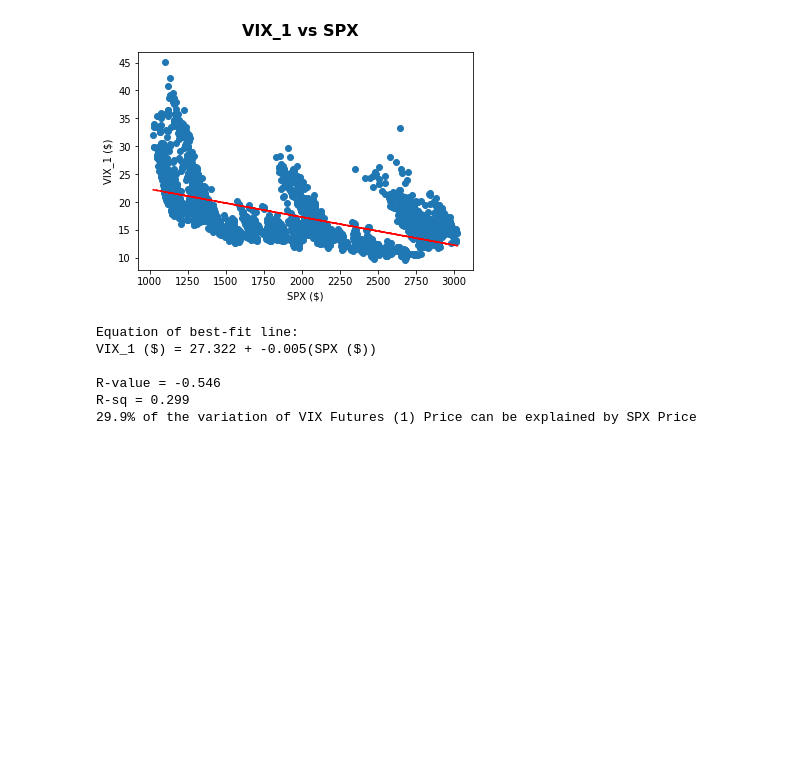
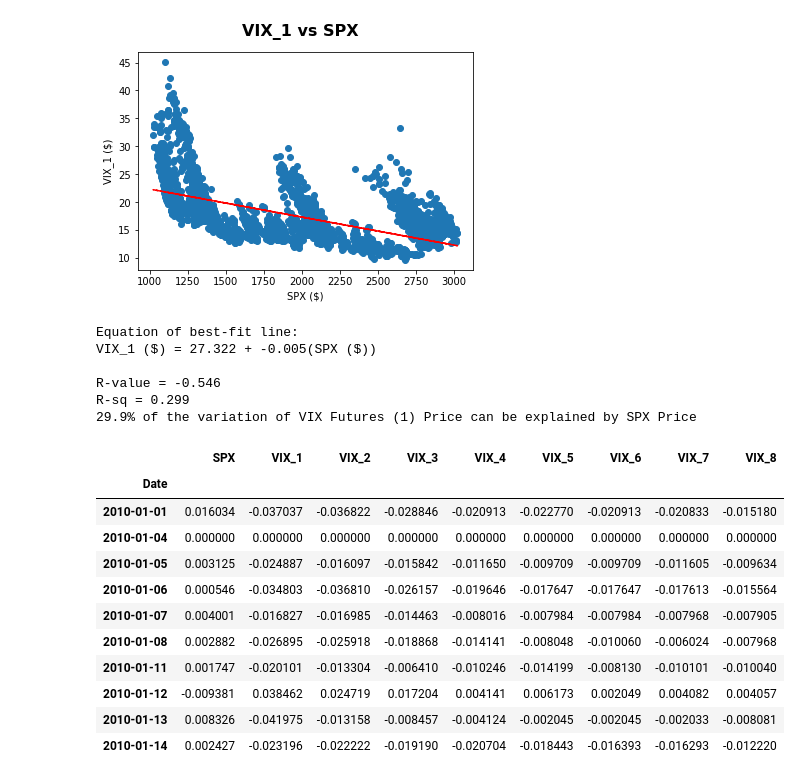
Before and after one commit to blake2323/VIX-vs-SPX-a, a Jupyter notebook: project_3_extract.ipynb, the cells around one changed output. Saved outputs shown, nothing was run; the diff lists cells and outputs as text; code cells hidden in the pictures; blank space fills up the shorter version.

```diff
--- a/project_3_extract.ipynb
+++ b/project_3_extract.ipynb
@@ -176,3 +176,23 @@ VIX_1 ($) = 27.322 + -0.005(SPX ($))
 R-value = -0.546
 R-sq = 0.299
 29.9% of the variation of VIX Futures (1) Price can be explained by SPX Price
+# %%
+# Convert Dataframe of "Stock Prices" to Percent Change df
+percent_change_stock_df = spx_vix_df.pct_change()
+
+#Drop first row of Dataframe bc NaN
+percent_change_stock_df = percent_change_stock_df.drop(percent_change_stock_df.index[0])
+percent_change_stock_df.head(10)
+# %% [output]
+|  | SPX | VIX_1 | VIX_2 | VIX_3 | VIX_4 | VIX_5 | VIX_6 | VIX_7 | VIX_8 |
+| Date |  |  |  |  |  |  |  |  |  |
+| 2010-01-01 | 0.016034 | -0.037037 | -0.036822 | -0.028846 | -0.020913 | -0.022770 | -0.020913 | -0.020833 | -0.015180 |
+| 2010-01-04 | 0.000000 | 0.000000 | 0.000000 | 0.000000 | 0.000000 | 0.000000 | 0.000000 | 0.000000 | 0.000000 |
+| 2010-01-05 | 0.003125 | -0.024887 | -0.016097 | -0.015842 | -0.011650 | -0.009709 | -0.009709 | -0.011605 | -0.009634 |
+| 2010-01-06 | 0.000546 | -0.034803 | -0.036810 | -0.026157 | -0.019646 | -0.017647 | -0.017647 | -0.017613 | -0.015564 |
+| 2010-01-07 | 0.004001 | -0.016827 | -0.016985 | -0.014463 | -0.008016 | -0.007984 | -0.007984 | -0.007968 | -0.007905 |
+| 2010-01-08 | 0.002882 | -0.026895 | -0.025918 | -0.018868 | -0.014141 | -0.008048 | -0.010060 | -0.006024 | -0.007968 |
+| 2010-01-11 | 0.001747 | -0.020101 | -0.013304 | -0.006410 | -0.010246 | -0.014199 | -0.008130 | -0.010101 | -0.010040 |
+| 2010-01-12 | -0.009381 | 0.038462 | 0.024719 | 0.017204 | 0.004141 | 0.006173 | 0.002049 | 0.004082 | 0.004057 |
+| 2010-01-13 | 0.008326 | -0.041975 | -0.013158 | -0.008457 | -0.004124 | -0.002045 | -0.002045 | -0.002033 | -0.008081 |
+| 2010-01-14 | 0.002427 | -0.023196 | -0.022222 | -0.019190 | -0.020704 | -0.018443 | -0.016393 | -0.016293 | -0.012220 |
```
Also changed, not shown: parts of 11 cells of this notebook.
